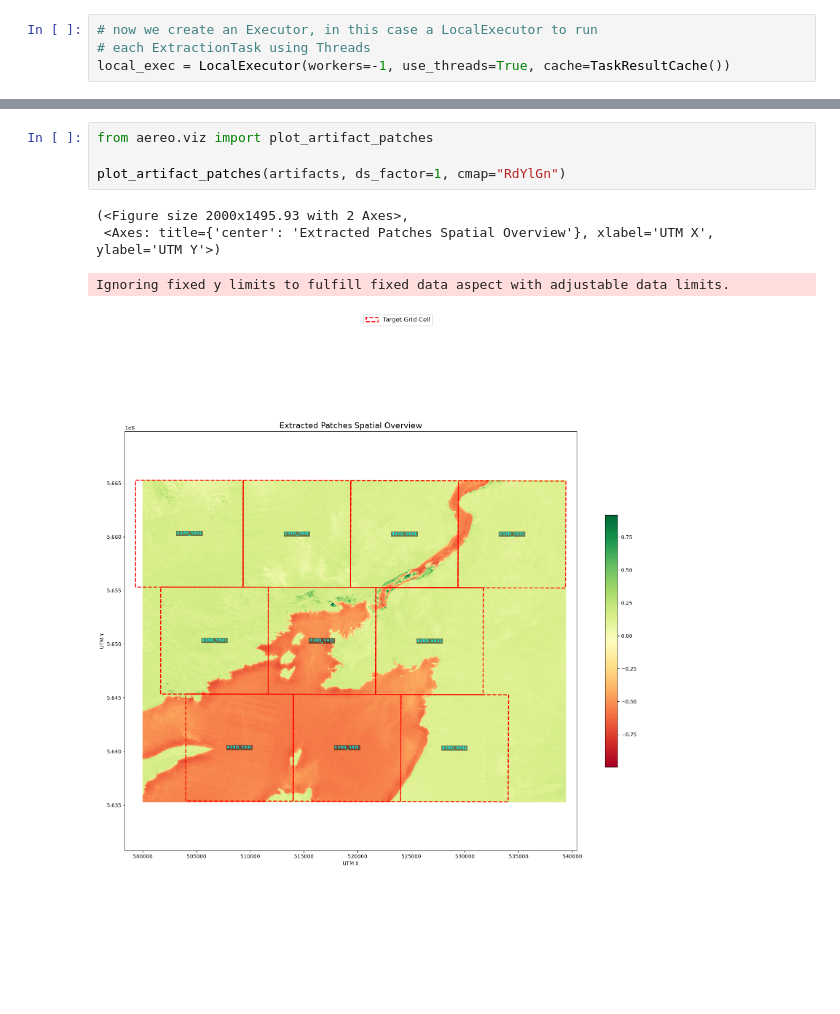
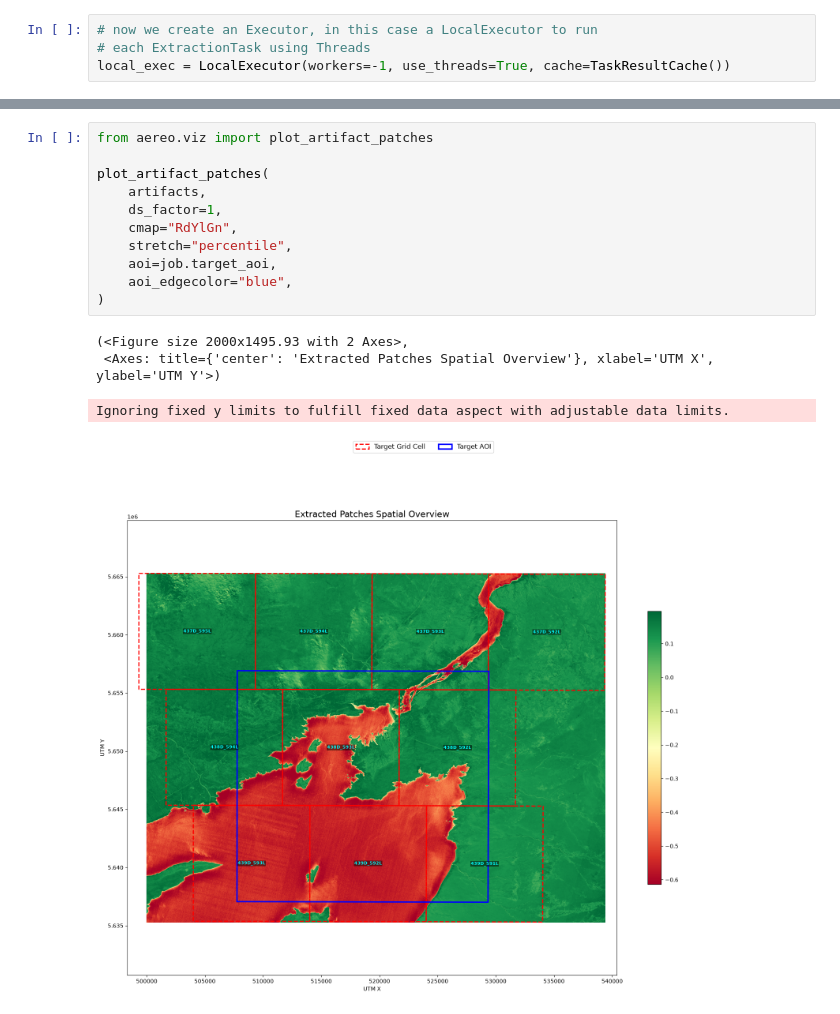
Before and after one commit to frandorr/aereo, a Jupyter notebook: examples/01b-sentinel2-ndvi.ipynb, the cells around one changed output, grey strips where cells are left out. Drawn from its saved outputs; the diff is of its cells as text; blank space fills up the shorter version.

```diff
--- a/examples/01b-sentinel2-ndvi.ipynb
+++ b/examples/01b-sentinel2-ndvi.ipynb
@@ -31,9 +31,16 @@ Extracting...
 # %%
 from aereo.viz import plot_artifact_patches
 
-plot_artifact_patches(artifacts, ds_factor=1, cmap="RdYlGn")
+plot_artifact_patches(
+    artifacts,
+    ds_factor=1,
+    cmap="RdYlGn",
+    stretch="percentile",
+    aoi=job.target_aoi,
+    aoi_edgecolor="blue",
+)
 # %% [output]
 (<Figure size 2000x1495.93 with 2 Axes>,
  <Axes: title={'center': 'Extracted Patches Spatial Overview'}, xlabel='UTM X', ylabel='UTM Y'>)
 Ignoring fixed y limits to fulfill fixed data aspect with adjustable data limits.
-[figure, old version]
+[figure, new version]
```
Also changed, not shown: parts of 2 cells of this notebook, 11 other files.
